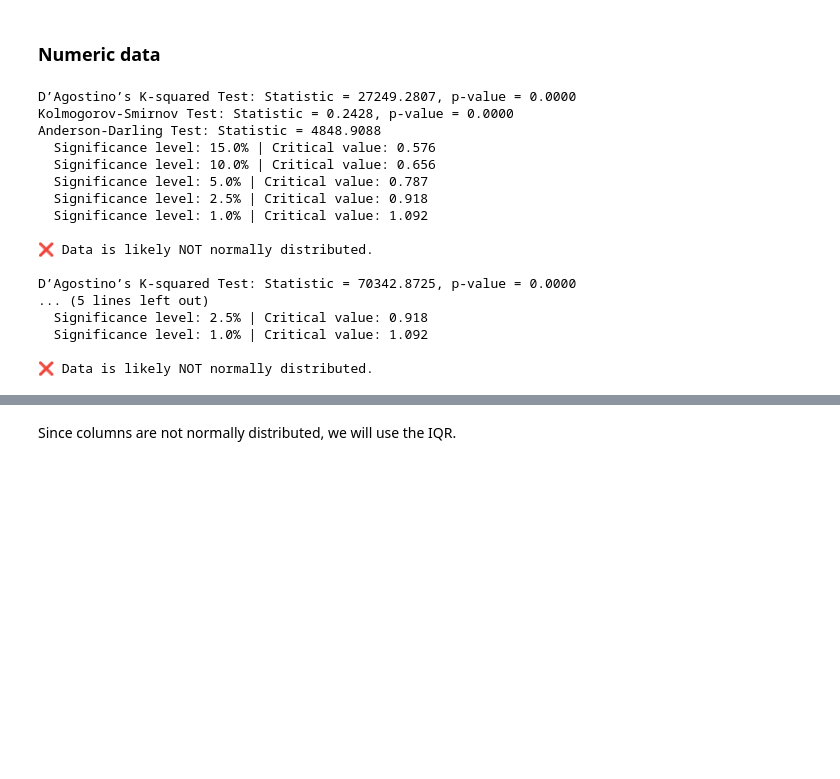
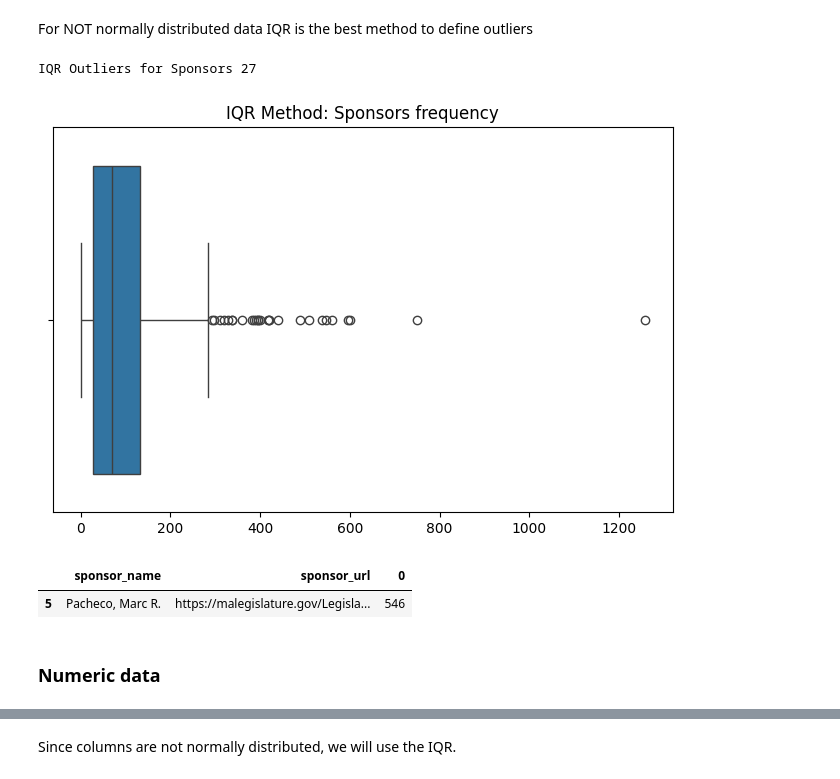
Before and after one commit to BU-Spark/ml-artifexai-legislation, a Jupyter notebook: notebooks/outlier_analysis.ipynb, the cells around one changed output, grey strips where cells are left out. Saved outputs shown, nothing was run; the diff lists cells and outputs as text; code cells hidden in the pictures; blank space fills up the shorter version.

```diff
--- a/notebooks/outlier_analysis.ipynb
+++ b/notebooks/outlier_analysis.ipynb
@@ -72,0 +173,3 @@ memory usage: 7.6+ MB
+# %%
+sponsors = df.groupby(['sponsor_name', 'sponsor_url']).size().sort_values(ascending=False)
+sponsors
@@ -72,0 +205,8 @@ memory usage: 7.6+ MB
+# %% [markdown]
+For  NOT normally distributed data IQR is the best method to define outliers
+# %%
+print('IQR Outliers for Sponsors', (detect_outliers_iqr(sponsors)).sum())
+plot_boxplot_with_outliers(sponsors, title=f"IQR Method: Sponsors frequency")
+# %% [output]
+IQR Outliers for Sponsors 27
+[figure, added]
@@ -72,0 +216,6 @@ memory usage: 7.6+ MB
+# %%
+sponsors =  sponsors.reset_index()
+sponsors[sponsors.sponsor_url == 'https://malegislature.gov/Legislators/Profile/MRP0']
+# %% [output]
+|  | sponsor_name | sponsor_url | 0 |
+| 5 | Pacheco, Marc R. | https://malegislature.gov/Legisla... | 546 |
@@ -73,50 +225,2 @@ memory usage: 7.6+ MB
 # %% [markdown]
 ### Numeric data
-# %%
-def check_normality(series):
-    """
-    Check normality of a data series.
-    """
-    series = series.dropna()
-
-    # D’Agostino’s K-squared Test
-    normaltest_result = normaltest(series)
-    print(f"D’Agostino’s K-squared Test: Statistic = {normaltest_result.statistic:.4f}, p-value = {normaltest_result.pvalue:.4f}")
-
-    # Kolmogorov-Smirnov Test (Compares distribution with a standard normal distribution)
-    ks_result = kstest((series - series.mean()) / series.std(), 'norm')
-    print(f"Kolmogorov-Smirnov Test: Statistic = {ks_result.statistic:.4f}, p-value = {ks_result.pvalue:.4f}")
-
-    # Anderson-Darling Test (Gives critical values instead of p-value)
-    anderson_result = anderson(series)
-    print(f"Anderson-Darling Test: Statistic = {anderson_result.statistic:.4f}")
-    for i, (cv, sig_level) in enumerate(zip(anderson_result.critical_values, anderson_result.significance_level)):
-        print(f"  Significance level: {sig_level}% | Critical value: {cv}")
-
-    if normaltest_result.pvalue < 0.05 or ks_result.pvalue < 0.05:
-        print("\n❌ Data is likely NOT normally distributed.")
-    else:
-        print("\n✅ Data is likely normally distributed.")
-
-
-for field in ['history_data_length', 'num_cosponsors']:
-    check_normality(df[field])
-    print()
-# %% [output]
-D’Agostino’s K-squared Test: Statistic = 27249.2807, p-value = 0.0000
-Kolmogorov-Smirnov Test: Statistic = 0.2428, p-value = 0.0000
-Anderson-Darling Test: Statistic = 4848.9088
-  Significance level: 15.0% | Critical value: 0.576
-  Significance level: 10.0% | Critical value: 0.656
-  Significance level: 5.0% | Critical value: 0.787
-  Significance level: 2.5% | Critical value: 0.918
-  Significance level: 1.0% | Critical value: 1.092
-
-❌ Data is likely NOT normally distributed.
-
-D’Agostino’s K-squared Test: Statistic = 70342.8725, p-value = 0.0000
-... (5 lines left out)
-  Significance level: 2.5% | Critical value: 0.918
-  Significance level: 1.0% | Critical value: 1.092
-
-❌ Data is likely NOT normally distributed.
```
Also changed, not shown: parts of 53 cells of this notebook, 2 other files.
